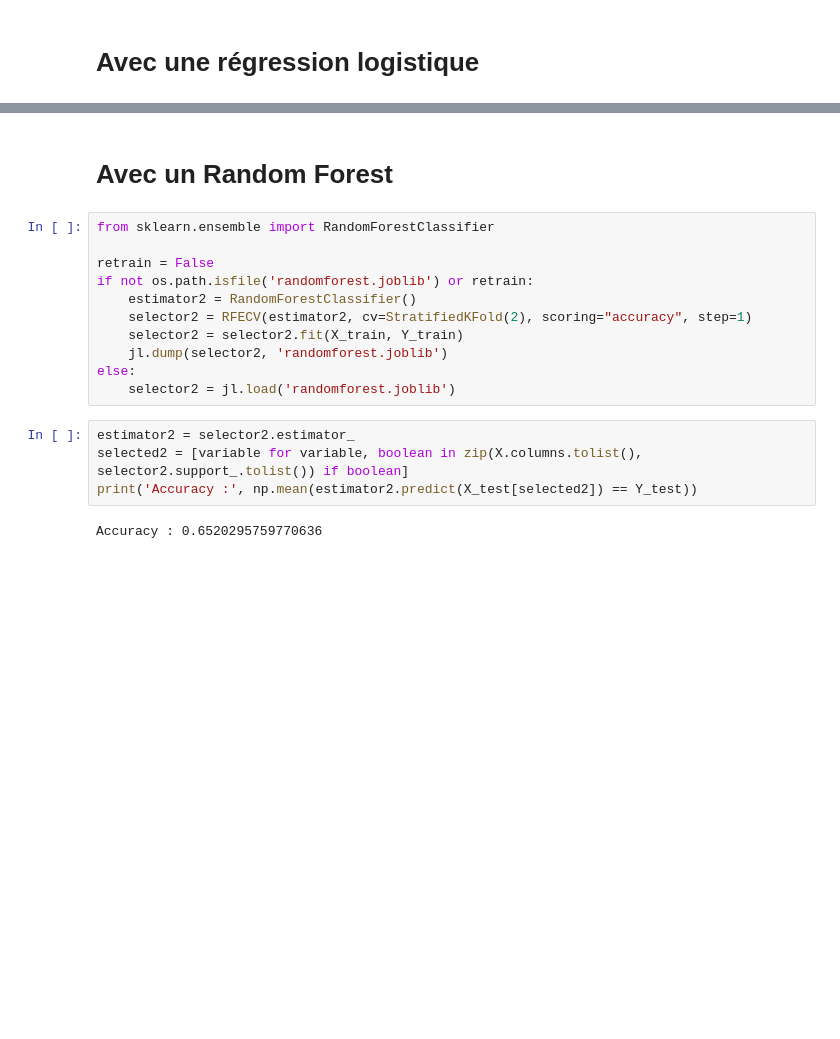
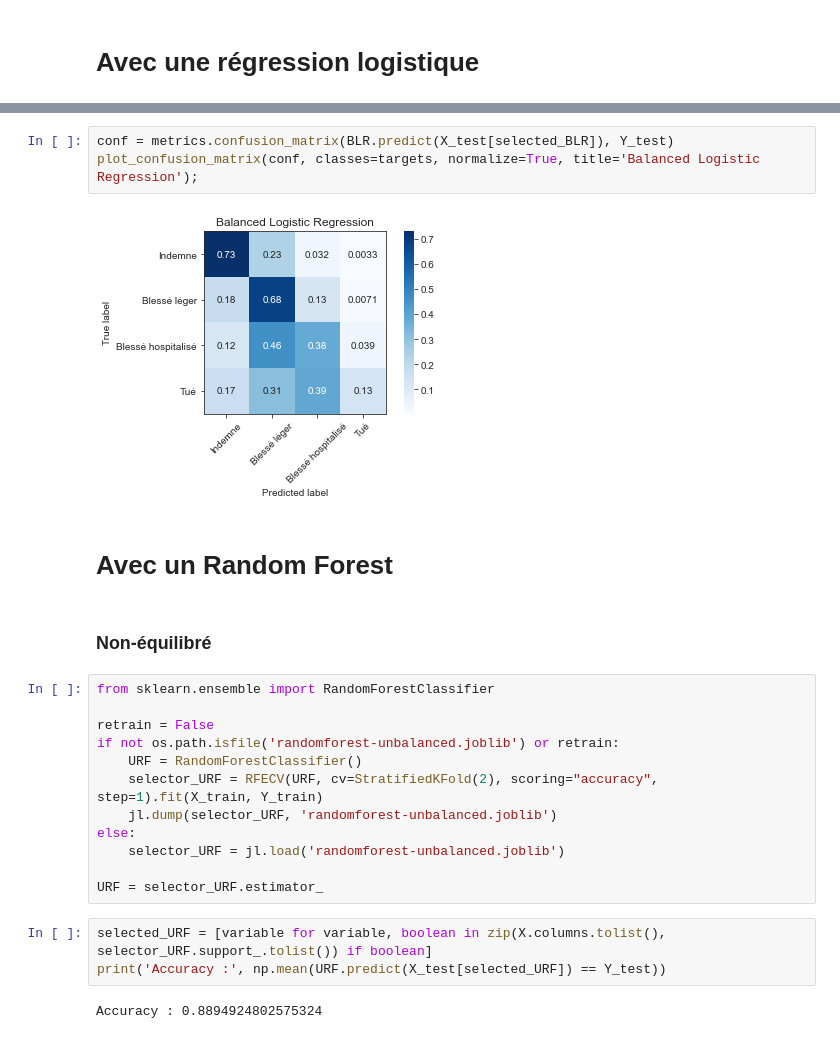
Before and after one commit to erwan-auchere/Projet-Python, a Jupyter notebook: backward-elimination.ipynb, the cells around one changed output, grey strips where cells are left out. Cells and saved outputs as stored; diff of their text form; blank space fills up the shorter version.

```diff
--- a/backward-elimination.ipynb
+++ b/backward-elimination.ipynb
@@ -77,20 +95,27 @@ plot_confusion_matrix(conf, classes=targets, normalize=True);
+# %%
+conf = metrics.confusion_matrix(BLR.predict(X_test[selected_BLR]), Y_test)
+plot_confusion_matrix(conf, classes=targets, normalize=True, title='Balanced Logistic Regression');
+# %% [output]
+[figure, added]
 # %% [markdown]
 # Avec un Random Forest
+# %% [markdown]
+### Non-équilibré
 # %%
 from sklearn.ensemble import RandomForestClassifier
 
 retrain = False
-if not os.path.isfile('randomforest.joblib') or retrain:
-    estimator2 = RandomForestClassifier()
-    selector2 = RFECV(estimator2, cv=StratifiedKFold(2), scoring="accuracy", step=1)
-    selector2 = selector2.fit(X_train, Y_train)
-    jl.dump(selector2, 'randomforest.joblib')
+if not os.path.isfile('randomforest-unbalanced.joblib') or retrain:
+    URF = RandomForestClassifier()
+    selector_URF = RFECV(URF, cv=StratifiedKFold(2), scoring="accuracy", step=1).fit(X_train, Y_train)
+    jl.dump(selector_URF, 'randomforest-unbalanced.joblib')
 else:
-    selector2 = jl.load('randomforest.joblib')
+    selector_URF = jl.load('randomforest-unbalanced.joblib')
+
+URF = selector_URF.estimator_
 # %%
-estimator2 = selector2.estimator_
-selected2 = [variable for variable, boolean in zip(X.columns.tolist(), selector2.support_.tolist()) if boolean]
-print('Accuracy :', np.mean(estimator2.predict(X_test[selected2]) == Y_test))
+selected_URF = [variable for variable, boolean in zip(X.columns.tolist(), selector_URF.support_.tolist()) if boolean]
+print('Accuracy :', np.mean(URF.predict(X_test[selected_URF]) == Y_test))
 # %% [output]
-Accuracy : 0.6520295759770636
+Accuracy : 0.8894924802575324
 # %%
```
Also changed, not shown: parts of 24 cells of this notebook.
